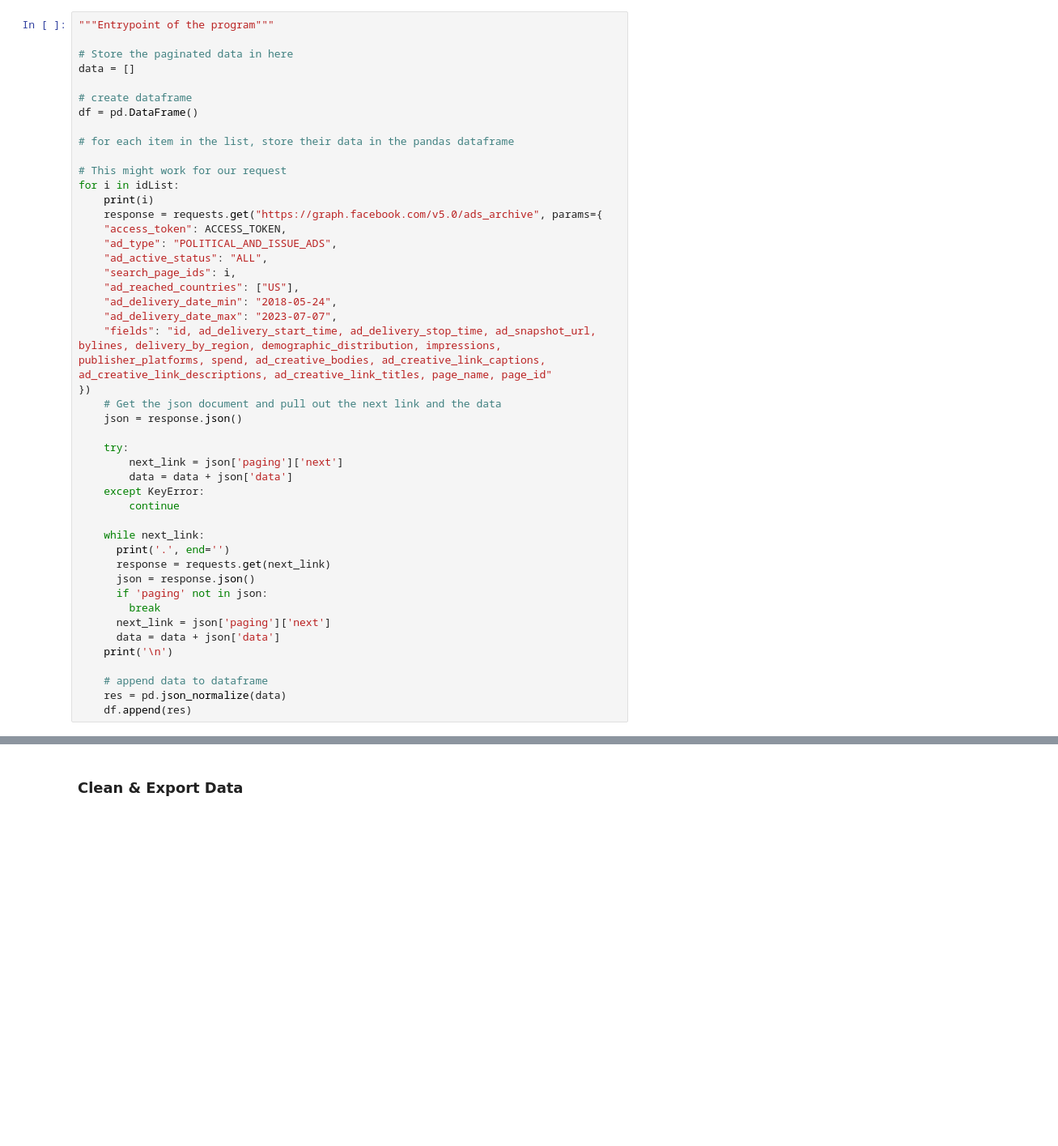
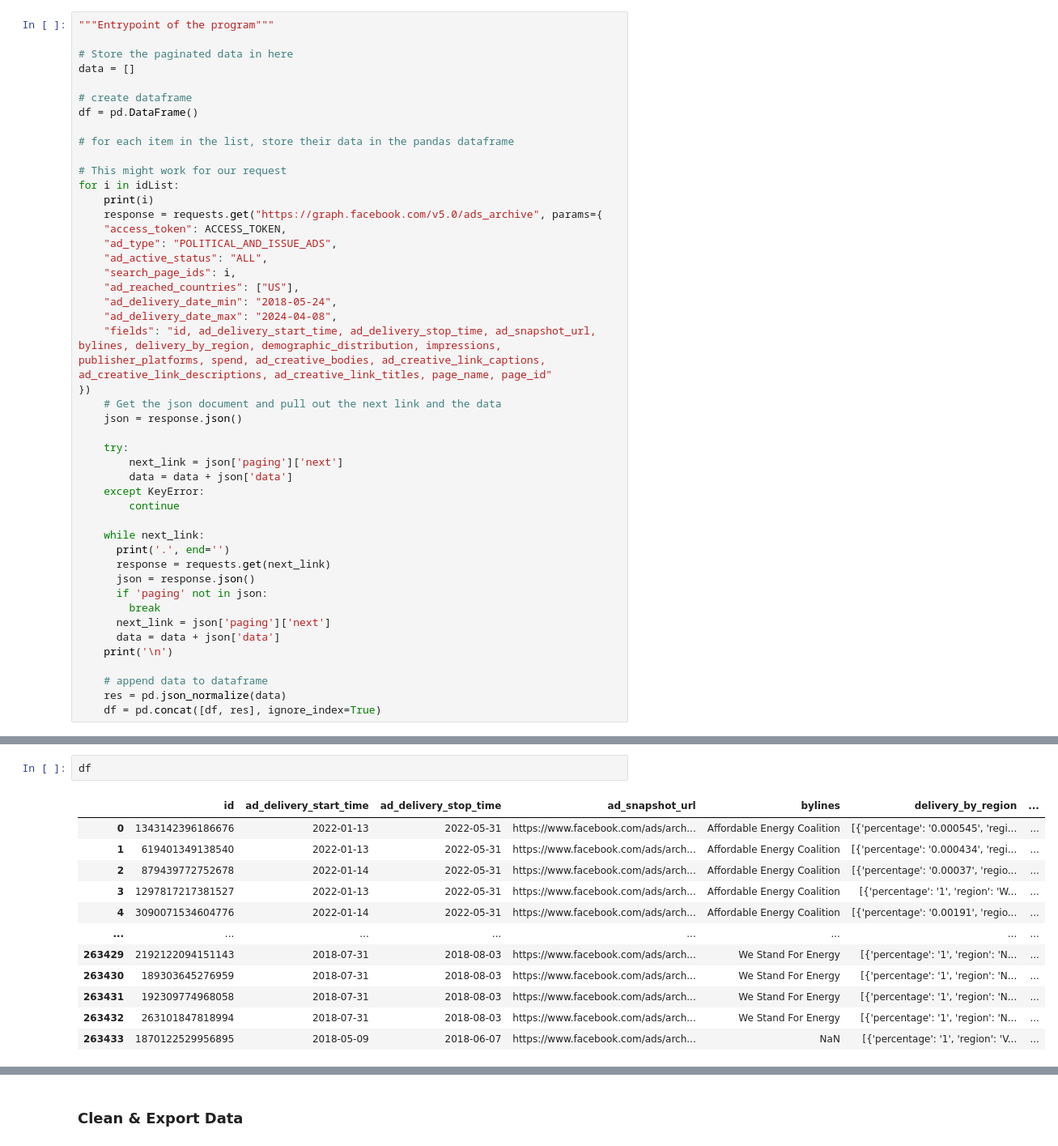
Before and after one commit to Energy-and-Policy-Institute/fb-ad-tracker, a Jupyter notebook: scripts/fetch-facebook-ads.ipynb, the cells around one changed output, grey strips where cells are left out. Shown at 81% size. Saved outputs shown, nothing was run; the diff lists cells and outputs as text; blank space fills up the shorter version.

```diff
--- a/scripts/fetch-facebook-ads.ipynb
+++ b/scripts/fetch-facebook-ads.ipynb
@@ -119,7 +120,7 @@ for i in idList:
     "search_page_ids": i,
     "ad_reached_countries": ["US"],
     "ad_delivery_date_min": "2018-05-24",
-    "ad_delivery_date_max": "2023-07-07",
+    "ad_delivery_date_max": "2024-04-08",
     "fields": "id, ad_delivery_start_time, ad_delivery_stop_time, ad_snapshot_url, bylines, delivery_by_region, demographic_distribution, impressions, publisher_platforms, spend, ad_creative_bodies, ad_creative_link_captions, ad_creative_link_descriptions, ad_creative_link_titles, page_name, page_id"
 })
     # Get the json document and pull out the next link and the data
@@ -143,7 +144,7 @@ for i in idList:
 
     # append data to dataframe
     res = pd.json_normalize(data)
-    df.append(res)
+    df = pd.concat([df, res], ignore_index=True)
 # %% [output]
 106039214814684
 .....
@@ -180,0 +166,15 @@ res
+# %%
+df
+# %% [output]
+|  | id | ad_delivery_start_time | ad_delivery_stop_time | ad_snapshot_url | bylines | delivery_by_region | ... |
+| 0 | 1343142396186676 | 2022-01-13 | 2022-05-31 | https://www.facebook.com/ads/arch... | Affordable Energy Coalition | [{'percentage': '0.000545', 'regi... | ... |
+| 1 | 619401349138540 | 2022-01-13 | 2022-05-31 | https://www.facebook.com/ads/arch... | Affordable Energy Coalition | [{'percentage': '0.000434', 'regi... | ... |
+| 2 | 879439772752678 | 2022-01-14 | 2022-05-31 | https://www.facebook.com/ads/arch... | Affordable Energy Coalition | [{'percentage': '0.00037', 'regio... | ... |
+| 3 | 1297817217381527 | 2022-01-13 | 2022-05-31 | https://www.facebook.com/ads/arch... | Affordable Energy Coalition | [{'percentage': '1', 'region': 'W... | ... |
+| 4 | 3090071534604776 | 2022-01-14 | 2022-05-31 | https://www.facebook.com/ads/arch... | Affordable Energy Coalition | [{'percentage': '0.00191', 'regio... | ... |
+| ... | ... | ... | ... | ... | ... | ... | ... |
+| 263429 | 2192122094151143 | 2018-07-31 | 2018-08-03 | https://www.facebook.com/ads/arch... | We Stand For Energy | [{'percentage': '1', 'region': 'N... | ... |
+| 263430 | 189303645276959 | 2018-07-31 | 2018-08-03 | https://www.facebook.com/ads/arch... | We Stand For Energy | [{'percentage': '1', 'region': 'N... | ... |
+| 263431 | 192309774968058 | 2018-07-31 | 2018-08-03 | https://www.facebook.com/ads/arch... | We Stand For Energy | [{'percentage': '1', 'region': 'N... | ... |
+| 263432 | 263101847818994 | 2018-07-31 | 2018-08-03 | https://www.facebook.com/ads/arch... | We Stand For Energy | [{'percentage': '1', 'region': 'N... | ... |
+| 263433 | 1870122529956895 | 2018-05-09 | 2018-06-07 | https://www.facebook.com/ads/arch... | NaN | [{'percentage': '1', 'region': 'V... | ... |
```
Also changed, not shown: parts of 17 cells of this notebook, 27 other files.
